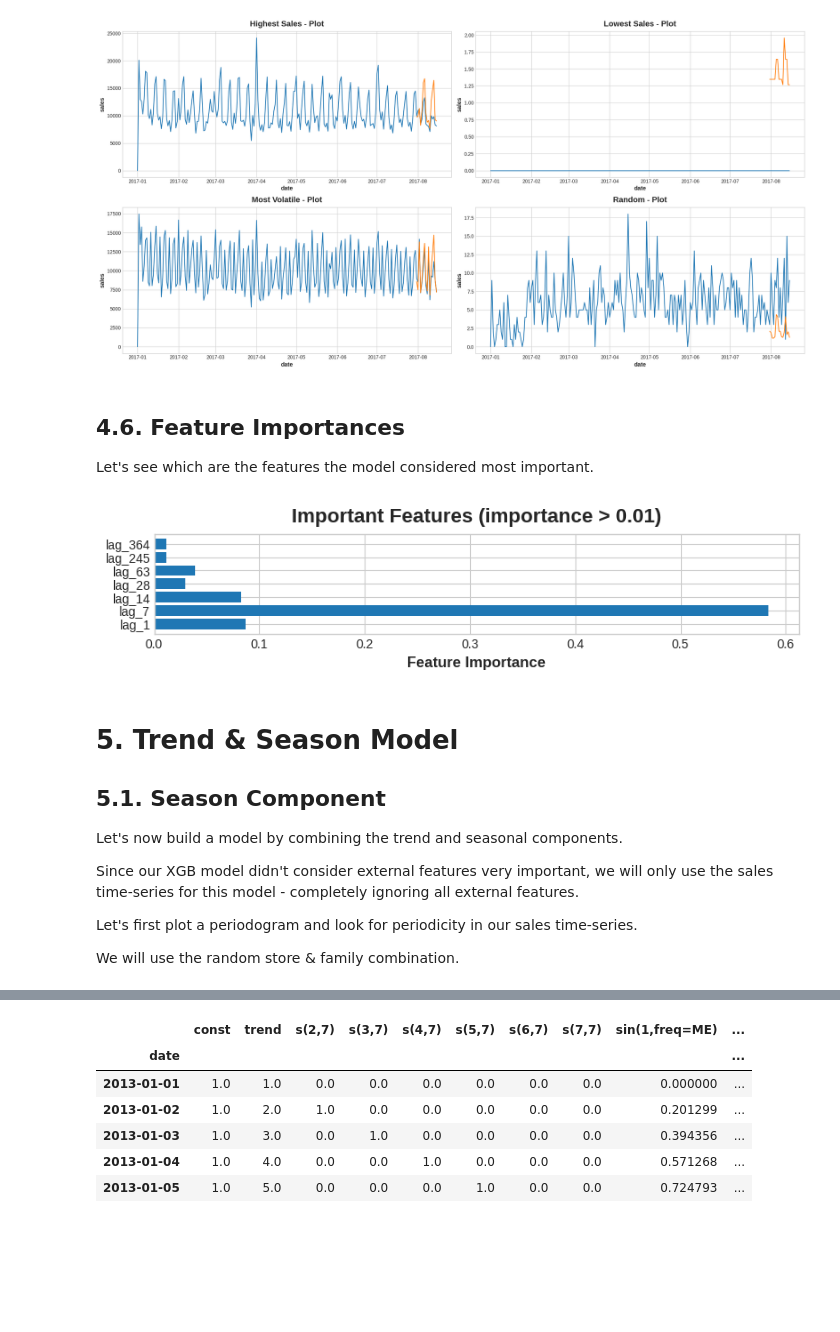
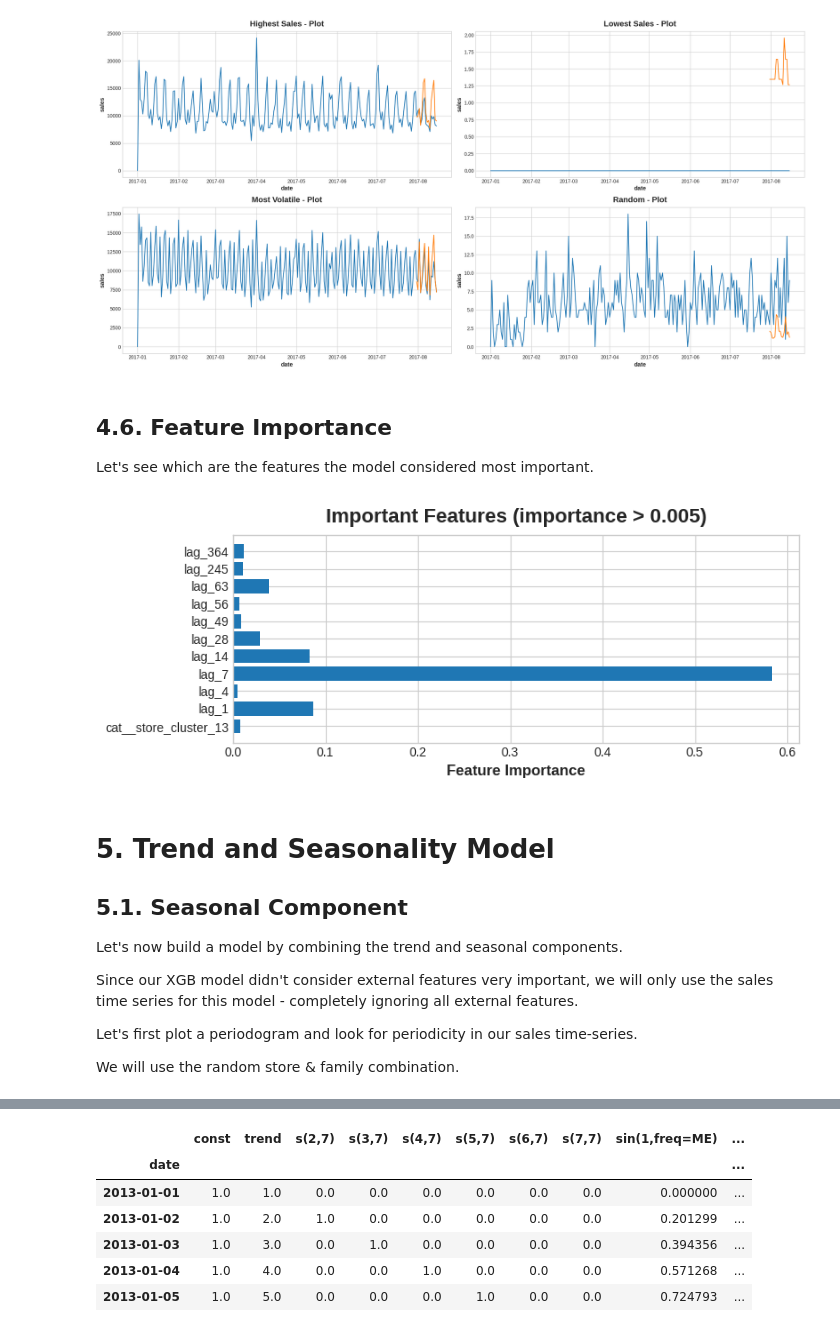
Before and after one commit to oriolraventost/Kaggle-Competitions, a Jupyter notebook: store-sales.ipynb, the cells around one changed output, grey strips where cells are left out. Saved outputs shown, nothing was run; the diff lists cells and outputs as text; code cells hidden in the pictures; blank space fills up the shorter version.

Commit message:
Kaggle Notebook | Store Sales

```diff
--- a/store-sales.ipynb
+++ b/store-sales.ipynb
@@ -598,11 +597,11 @@ We will use a XGB model to predict sales for a given combination of date, store_
 In order to use early stopping rounds, we will create a copy of the validation set with added lag features.
 # %%
 #Define model
-model = XGBRegressor(n_estimators=1000, early_stopping_rounds=10, random_state=0)
+xgb = XGBRegressor(n_estimators=1000, early_stopping_rounds=10, random_state=0)
 
-#Create copy of validation set with added features
+#Create copy of validation set with added lag features
 X_valid_lags = make_lags(X_valid, y)
 
 #Fit XGB model
-model.fit(X_train, y_train, eval_set=[(X_valid_lags, y_valid)], eval_metric=rmsle_eval, verbose=False);
+xgb.fit(X_train, y_train, eval_set=[(X_valid_lags, y_valid)], eval_metric=rmsle_eval, verbose=False);
 # %% [markdown]
@@ -697,36 +696,36 @@ plt.show()
 # %% [output]
 [figure]
 # %% [markdown]
-## 4.6. Feature Importances
+## 4.6. Feature Importance
 
 Let's see which are the features the model considered most important.
 # %%
 #Get features and feature importances
 features = list(X_train.columns)
-importances = list(model.feature_importances_)
+importances = list(xgb.feature_importances_)
 
 # Create a list of (feature, importance) and filter
-filtered = [(f, i) for f, i in zip(features, importances) if i > 0.01]
+filtered = [(f, i) for f, i in zip(features, importances) if i > 0.005]
 
 # Unzip back to two lists
 filtered_features, filtered_importances = zip(*filtered)
 
 # Plot
 plt.figure(figsize=(8, len(filtered_features) * 0.3))  # optional: adjust height dynamically
 plt.barh(y=filtered_features, width=filtered_importances)
 plt.xlabel("Feature Importance")
-plt.title("Important Features (importance > 0.01)")
+plt.title("Important Features (importance > 0.005)")
 plt.show()
 # %% [output]
-[figure, old version]
+[figure, new version]
 # %% [markdown]
-# 5. Trend & Season Model
+# 5. Trend and Seasonality Model
 
-## 5.1. Season Component
+## 5.1. Seasonal Component
 
 Let's now build a model by combining the trend and seasonal components.
 
-Since our XGB model didn't consider external features very important, we will only use the sales time-series for this model - completely ignoring all external features.
+Since our XGB model didn't consider external features very important, we will only use the sales time series for this model - completely ignoring all external features.
 
 Let's first plot a periodogram and look for periodicity in our sales time-series.
 
```
Also changed, not shown: parts of 44 cells of this notebook.
